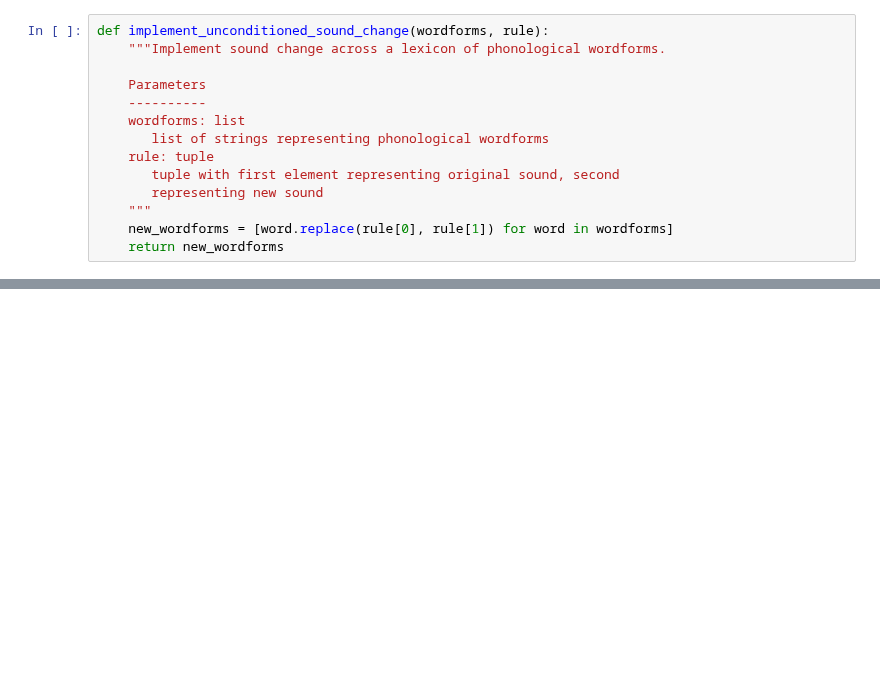
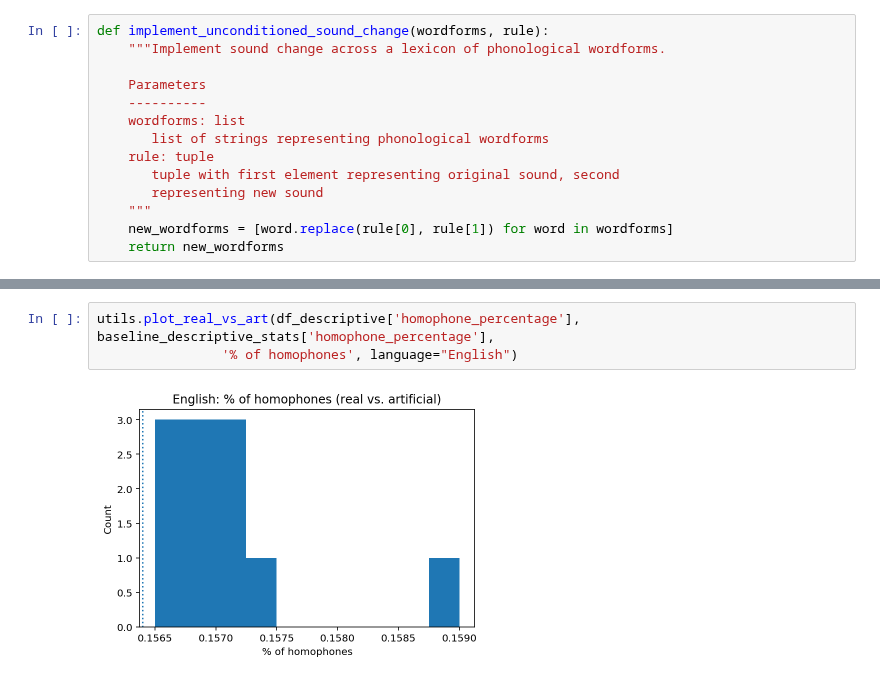
Before and after one commit to seantrott/homophone_simulations, a Jupyter notebook: sound_change.ipynb, the cells around one changed output, grey strips where cells are left out. Saved outputs shown, nothing was run; the diff lists cells and outputs as text; blank space fills up the shorter version.

```diff
--- a/sound_change.ipynb
+++ b/sound_change.ipynb
@@ -299,0 +211,5 @@ plt.show()
+# %%
+utils.plot_real_vs_art(df_descriptive['homophone_percentage'], baseline_descriptive_stats['homophone_percentage'],
+                '% of homophones', language="English")
+# %% [output]
+[figure, added]
```
Also changed, not shown: parts of 87 cells of this notebook, 25 other files.
